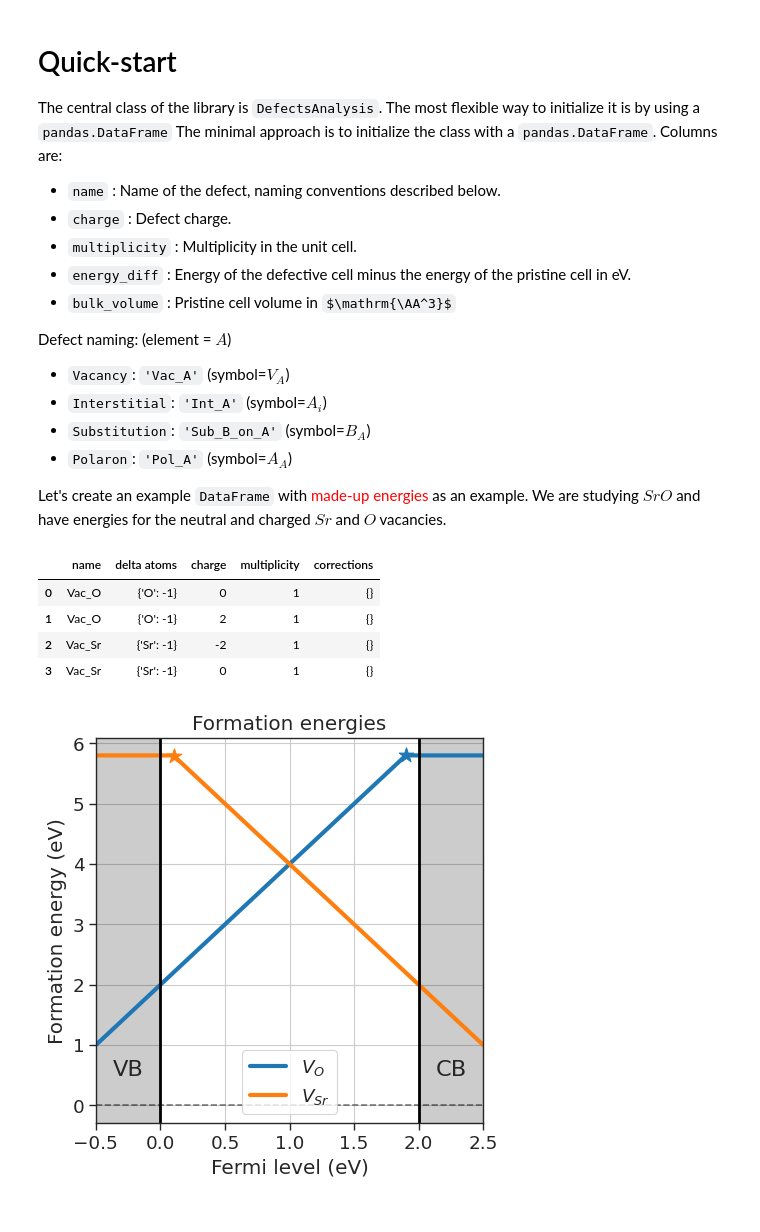
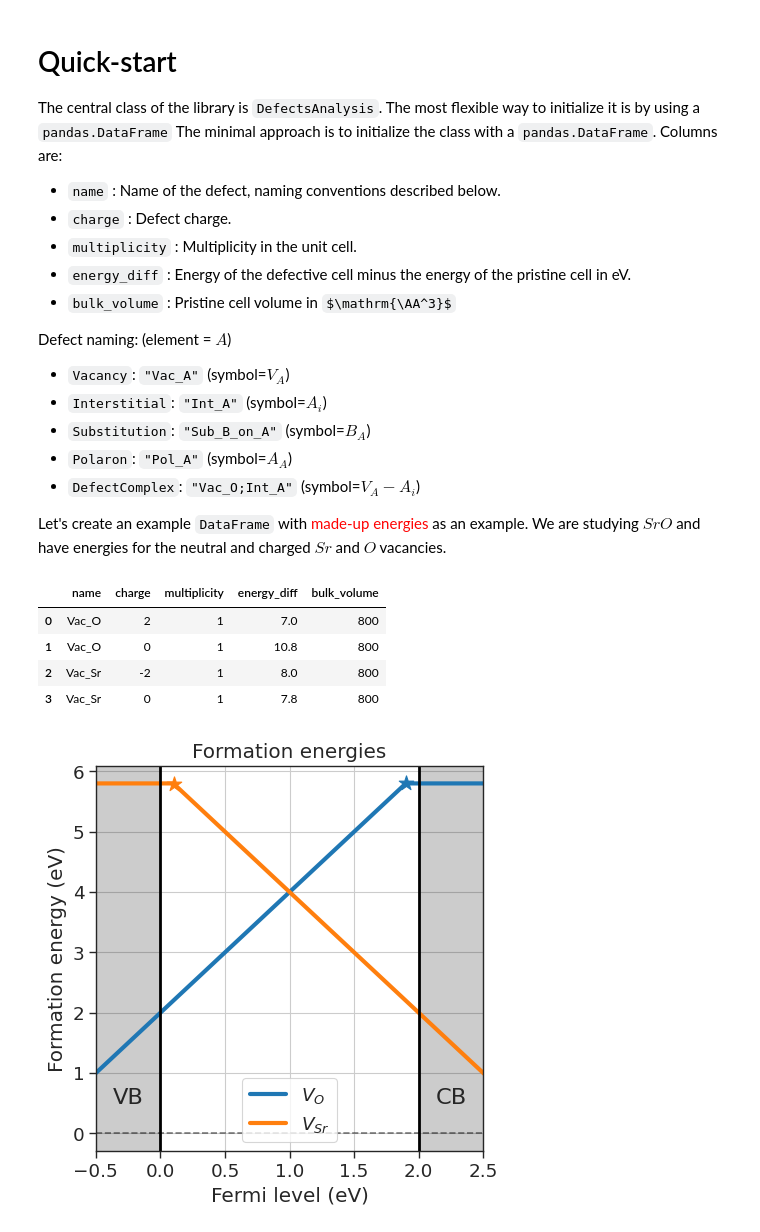
Before and after one commit to lorenzo-villa-hub/defermi, a Jupyter notebook: tutorials/quick-start.ipynb, the cells around one changed output. Drawn from its saved outputs; the diff is of its cells as text; code cells hidden in the pictures; some formulas as TeX source.

Commit message:
highlight dataframe in quick start

```diff
--- a/tutorials/quick-start.ipynb
+++ b/tutorials/quick-start.ipynb
@@ -18,29 +18,29 @@ The minimal approach is to initialize the class with a `pandas.DataFrame`. Colum
 - `bulk_volume` : Pristine cell volume in $\mathrm{\AA^3}$
 
 Defect naming: (element = $A$)
-- `Vacancy`: `'Vac_A'` (symbol=$V_{A}$)
-- `Interstitial`: `'Int_A'` (symbol=$A_{i}$)
-- `Substitution`: `'Sub_B_on_A'` (symbol=$B_{A}$)
-- `Polaron`: `'Pol_A'` (symbol=${A}_{A}$)
+- `Vacancy`: `"Vac_A"` (symbol=$V_{A}$)
+- `Interstitial`: `"Int_A"` (symbol=$A_{i}$)
+- `Substitution`: `"Sub_B_on_A"` (symbol=$B_{A}$)
+- `Polaron`: `"Pol_A"` (symbol=${A}_{A}$)
+- `DefectComplex`: `"Vac_O;Int_A"` (symbol=$V_A - A_i$)
 
 Let's create an example `DataFrame` with <span style="color:red"> made-up energies </span> as an example. We are studying $SrO$ and have energies for the neutral and charged $Sr$ and $O$ vacancies.
 # %%
 import pandas as pd
 from defermi import DefectsAnalysis
 
 bulk_volume = 800 # cubic Amstrong
 data = [
 {'name': 'Vac_O','charge': 2,'multiplicity': 1,'energy_diff': 7,'bulk_volume': bulk_volume},
 {'name': 'Vac_O','charge':0,'multiplicity':1,'energy_diff': 10.8, 'bulk_volume': bulk_volume},
 {'name': 'Vac_Sr','charge': -2,'multiplicity': 1,'energy_diff': 8,'bulk_volume': bulk_volume},
 {'name': 'Vac_Sr','charge': 0,'multiplicity': 1,'energy_diff': 7.8,'bulk_volume': bulk_volume},
 ]
 df = pd.DataFrame(data)
-da = DefectsAnalysis.from_dataframe(df,band_gap=2,vbm=0) # band gap and valence band maximum in eV
-da
+df
 # %% [output]
-|  | name | delta atoms | charge | multiplicity | corrections |
-| 0 | Vac_O | {'O': -1} | 0 | 1 | {} |
-| 1 | Vac_O | {'O': -1} | 2 | 1 | {} |
-| 2 | Vac_Sr | {'Sr': -1} | -2 | 1 | {} |
-| 3 | Vac_Sr | {'Sr': -1} | 0 | 1 | {} |
+|  | name | charge | multiplicity | energy_diff | bulk_volume |
+| 0 | Vac_O | 2 | 1 | 7.0 | 800 |
+| 1 | Vac_O | 0 | 1 | 10.8 | 800 |
+| 2 | Vac_Sr | -2 | 1 | 8.0 | 800 |
+| 3 | Vac_Sr | 0 | 1 | 7.8 | 800 |
```
Also changed, not shown: parts of 1 cell of this notebook, 6 other files.
